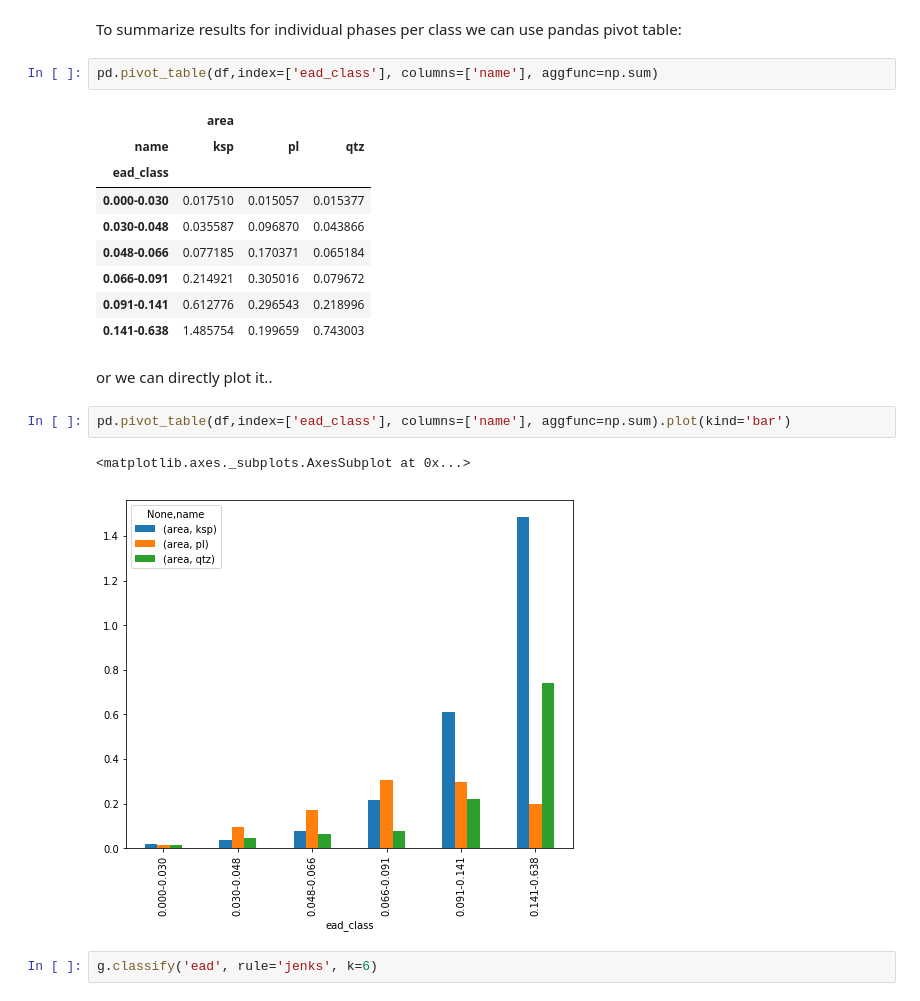
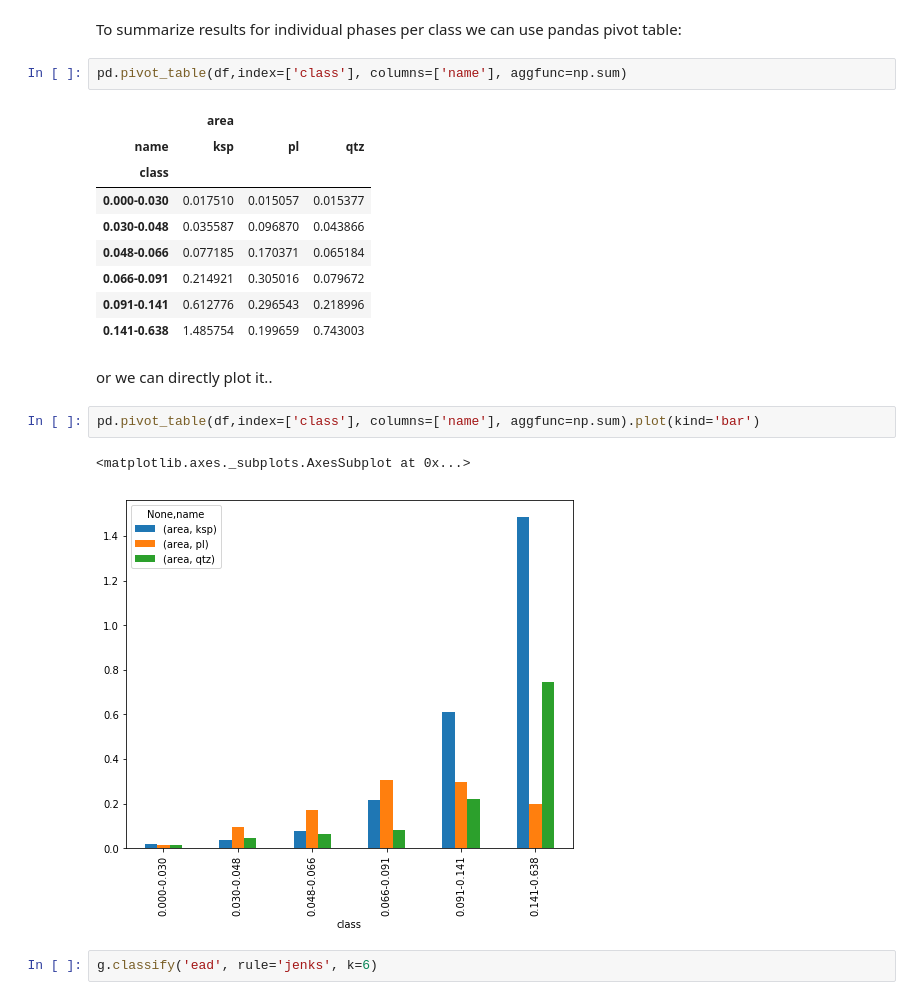
Before and after one commit to ondrolexa/polylx, a Jupyter notebook: polylx_tutorial.ipynb, the cells around one changed output. Cells and saved outputs as stored; diff of their text form.

```diff
--- a/polylx_tutorial.ipynb
+++ b/polylx_tutorial.ipynb
@@ -147,11 +147,11 @@ df.head()
 # %% [markdown]
 To summarize results for individual phases per class we can use pandas pivot table:
 # %%
-pd.pivot_table(df,index=['ead_class'], columns=['name'], aggfunc=np.sum)
+pd.pivot_table(df,index=['class'], columns=['name'], aggfunc=np.sum)
 # %% [output]
 |  | area |  |  |
 | name | ksp | pl | qtz |
-| ead_class |  |  |  |
+| class |  |  |  |
 | 0.000-0.030 | 0.017510 | 0.015057 | 0.015377 |
 | 0.030-0.048 | 0.035587 | 0.096870 | 0.043866 |
 | 0.048-0.066 | 0.077185 | 0.170371 | 0.065184 |
@@ -161,10 +161,10 @@ pd.pivot_table(df,index=['ead_class'], columns=['name'], aggfunc=np.sum)
 # %% [markdown]
 or we can directly plot it..
 # %%
-pd.pivot_table(df,index=['ead_class'], columns=['name'], aggfunc=np.sum).plot(kind='bar')
+pd.pivot_table(df,index=['class'], columns=['name'], aggfunc=np.sum).plot(kind='bar')
 # %% [output]
 <matplotlib.axes._subplots.AxesSubplot at 0x...>
-[figure, old version]
+[figure, new version]
 # %%
 g.classify('ead', rule='jenks', k=6)
 # %%
```
Also changed, not shown: parts of 10 cells of this notebook, 3 other files.
